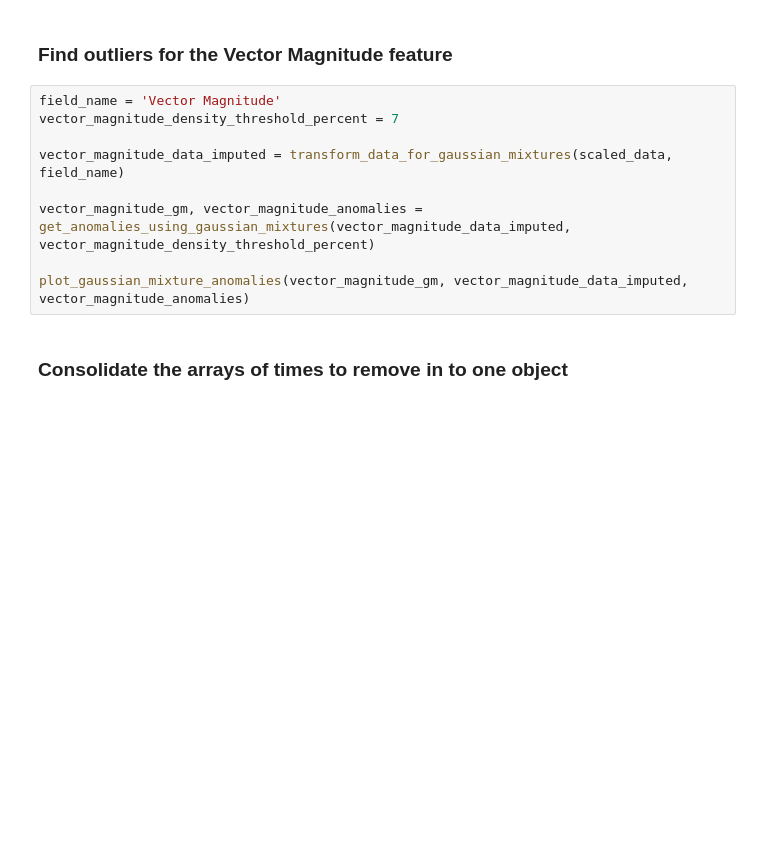
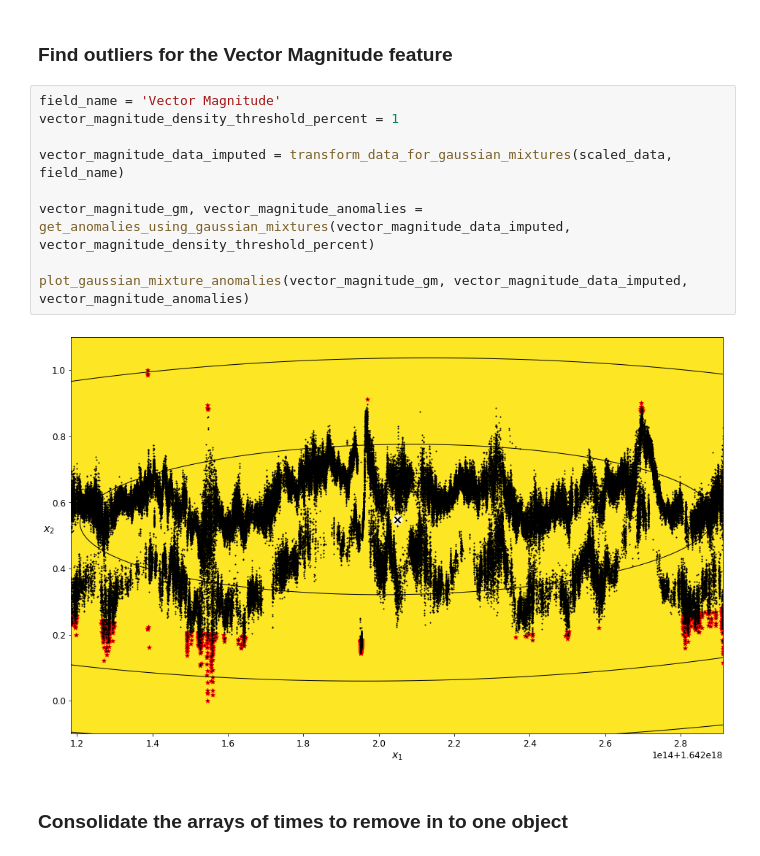
Before and after one commit to mdye/TZVOLCANO_machine_learning, a Jupyter notebook: tonga_event.ipynb, the cells around one changed output. Cells and saved outputs as stored; diff of their text form; blank space fills up the shorter version.

```diff
--- a/tonga_event.ipynb
+++ b/tonga_event.ipynb
@@ -429,13 +435,15 @@ plot_gaussian_mixture_anomalies(scaled_longitude_gm, scaled_longitude_data_imput
 ### Find outliers for the Vector Magnitude feature
 # %%
 field_name = 'Vector Magnitude'
-vector_magnitude_density_threshold_percent = 7
+vector_magnitude_density_threshold_percent = 1
 
 vector_magnitude_data_imputed = transform_data_for_gaussian_mixtures(scaled_data, field_name)
 
 vector_magnitude_gm, vector_magnitude_anomalies = get_anomalies_using_gaussian_mixtures(vector_magnitude_data_imputed, vector_magnitude_density_threshold_percent)
 
 plot_gaussian_mixture_anomalies(vector_magnitude_gm, vector_magnitude_data_imputed, vector_magnitude_anomalies)
+# %% [output]
+[figure, added]
 # %% [markdown]
 ### Consolidate the arrays of times to remove in to one object
 # %%
```
Also changed, not shown: parts of 32 cells of this notebook.
